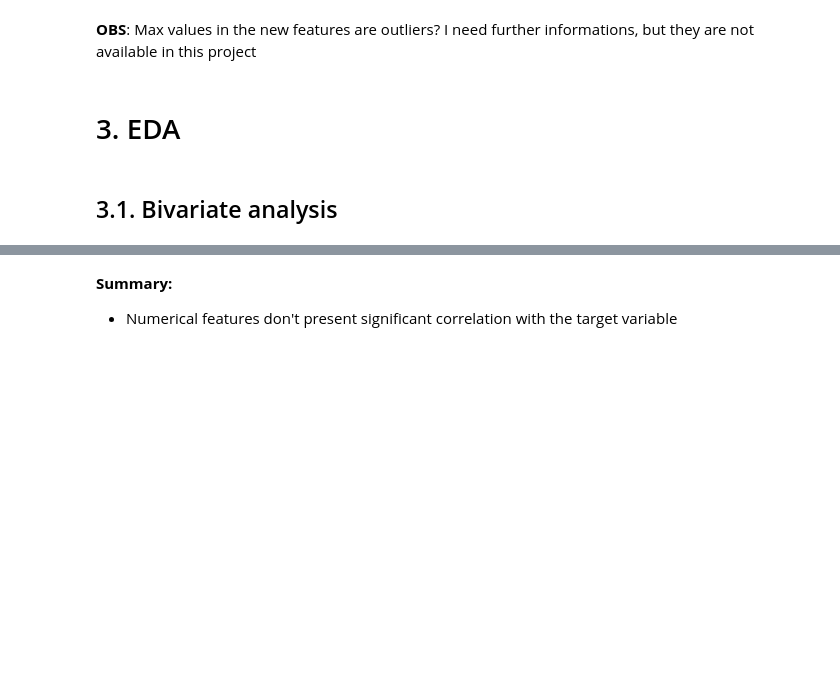
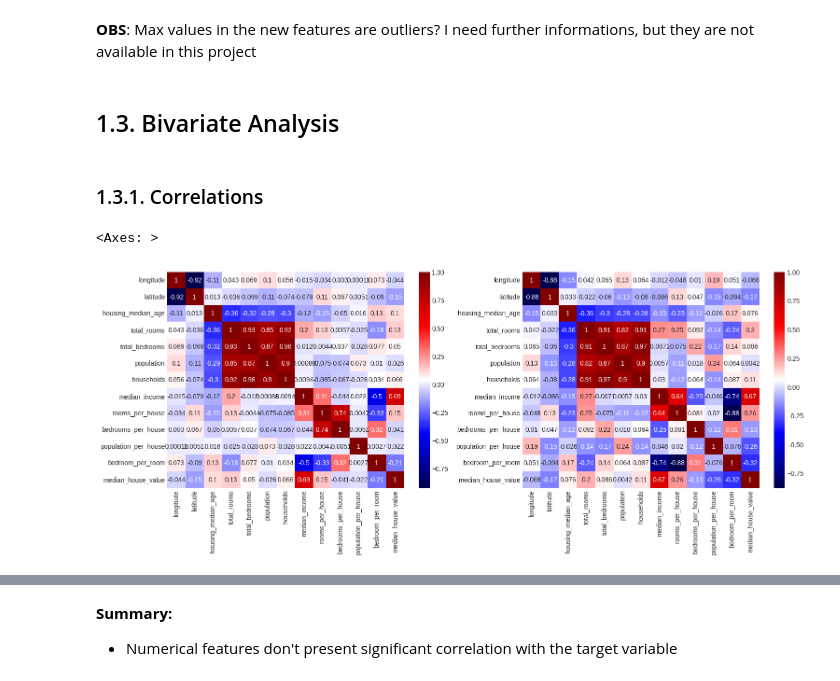
Before and after one commit to ezequielpf/california_house_pricing, a Jupyter notebook: Housing_02.ipynb, the cells around one changed output, grey strips where cells are left out. Drawn from its saved outputs; the diff is of its cells as text; code cells hidden in the pictures; blank space fills up the shorter version.

```diff
--- a/Housing_02.ipynb
+++ b/Housing_02.ipynb
@@ -220,6 +271,17 @@ X_train.describe().T
 # %% [markdown]
 **OBS**: Max values in the new features are outliers? I need further informations, but they are not available in this project
 # %% [markdown]
-# 3. EDA
+## 1.3. Bivariate Analysis
 # %% [markdown]
-## 3.1. Bivariate analysis
+### 1.3.1. Correlations
+# %%
+df_num = X_train.select_dtypes(exclude='object').join(y_train)
+corr_matrix_pe = df_num.corr(method='pearson')
+corr_matrix_sp = df_num.corr(method='spearman')
+
+fig, ax = plt.subplots(nrows=1, ncols=2, figsize=(18,6))
+sns.heatmap(data=corr_matrix_pe, annot=True, cmap='seismic', ax=ax[0])
+sns.heatmap(data=corr_matrix_sp, annot=True, cmap='seismic', ax=ax[1])
+# %% [output]
+<Axes: >
+[figure, added]
```
Also changed, not shown: parts of 39 cells of this notebook.
